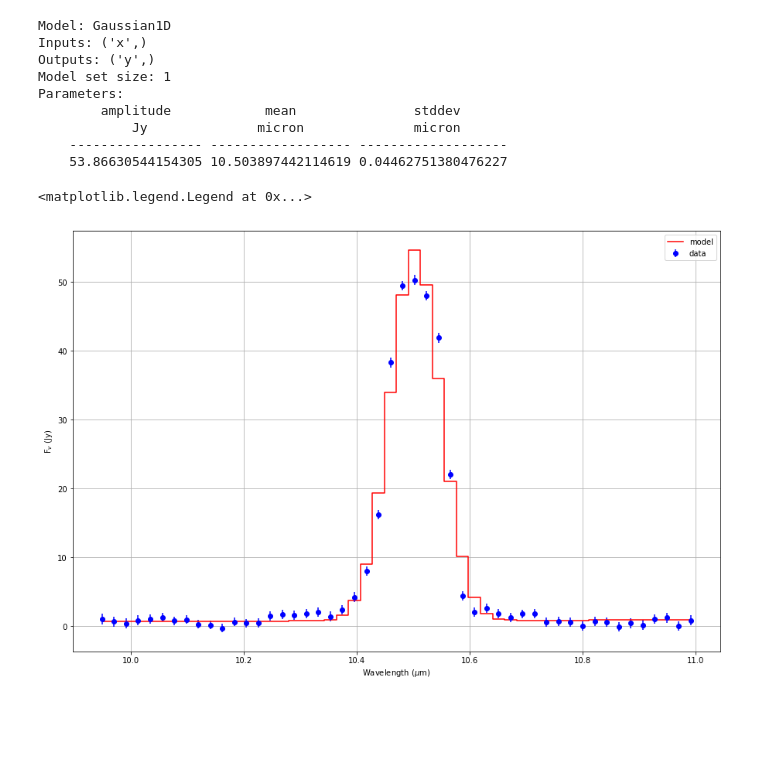
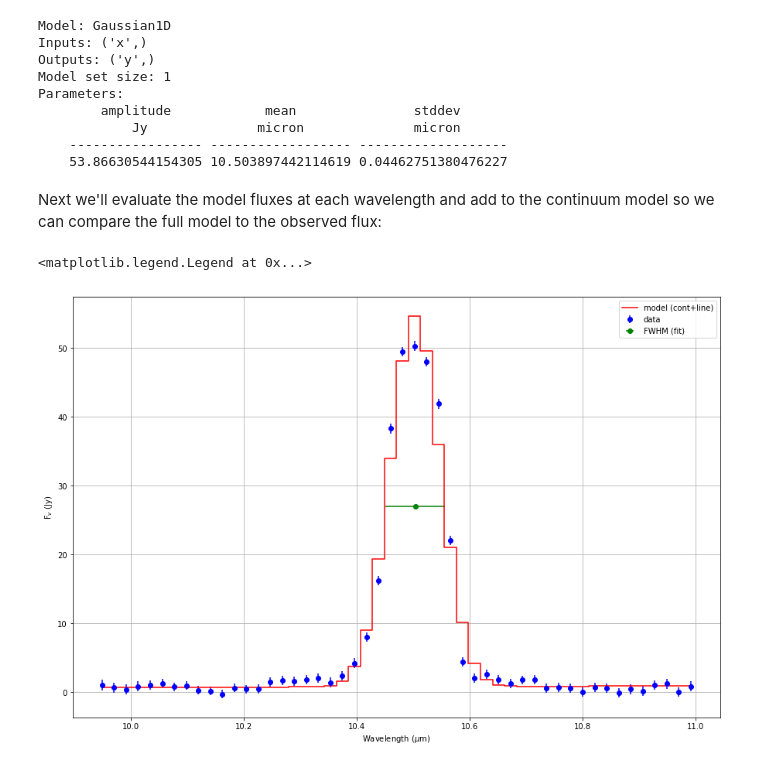
Before and after one commit to SOFIAObservatory/Recipes, a Jupyter notebook: FORCAST-Grism_LineAnalysis.ipynb, the cells around one changed output. Drawn from its saved outputs; the diff is of its cells as text; code cells hidden in the pictures; blank space fills up the shorter version.

```diff
--- a/FORCAST-Grism_LineAnalysis.ipynb
+++ b/FORCAST-Grism_LineAnalysis.ipynb
@@ -68,6 +68,9 @@ def loadFORCASTGrismData(filename):
     data_table['error'].unit = 'Jy'
     data_table['response'].unit = 'Jy/s'
 
+    #...and mask out NaNs in flux.
+    data_table['flux'].mask = np.isnan(data_table['flux'])
+
     return data_fits,data_table
 
 
@@ -100,10 +103,12 @@ There are two main issues we need to "clean" before proceeding with line analysi
 # %%
 #Define a "clean"-ing function, that takes a FORCAST data table and telluric threshold as inputs:
+
 def cleanFORCASTGrismData(in_table,tell_thresh):
-    #Now define mask:
-    in_table['flux'].mask  = (in_table['telluric'] < tell_thresh) | np.isnan(in_table['flux'])
+    #Now define mask (= True) for telluric transmission and add to the exisitng mask.
+    in_table['flux'].mask  = in_table['flux'].mask | (in_table['telluric'] < tell_thresh)
 
-    #and apply it to the wavelength, flux, and error arrays
+    #and apply NOT(Mask) to the wavelength, flux, and error arrays,
+    #to pull out new "clean" arrays
     fc = in_table['flux'][~in_table['flux'].mask]
     wc = in_table['wavelength'][~in_table['flux'].mask]
     fc_err = in_table['error'][~in_table['flux'].mask]
@@ -485,19 +390,29 @@ Parameters:
             Jy              micron              micron
     ----------------- ------------------ -------------------
     53.86630544154305 10.503897442114619 0.04462751380476227
+# %% [markdown]
+Next we'll evaluate the model fluxes at each wavelength and add to the continuum model so we can compare the full model to the observed flux:
 # %%
- #Calculate the model line flux and add to continuum model to generate full model:
+#Calculate the model line flux and add to continuum model to generate full model:
 model = g_fit(line_cs.spectral_axis) + line_cont.flux
 
-#MOdel full model with observed flux
+#And calculate fit parameters for display
+wave_cent=[g_fit.mean.value]
+hm=[g_fit.amplitude.value / 2.0]
+hwhm=[2.355*g_fit.stddev.value / 2.0]
+
+#COmpare full model to observed flux
 plt.figure(figsize=(15,10))
-plt.errorbar(line_obs.spectral_axis,line_obs.flux,yerr=line_err.flux,fmt='o',color='b',label='data')
-plt.step(line_obs.spectral_axis,model,label='model',color='red',where='mid')
+plt.errorbar(line_obs.spectral_axis,line_obs.flux,yerr=line_err.flux,
+             fmt='o',color='b',label='data')
+plt.step(line_obs.spectral_axis,model,label='model (cont+line)',color='red',where='mid')
+#And overplot fitted wavelength and FWHM:
+plt.errorbar(wave_cent,hm,xerr=hwhm, fmt='o',color='g', label='FWHM (fit)')
 plt.xlabel('Wavelength ($\mu$m)')
 plt.ylabel('F$_v$ (Jy)')
 plt.grid()
 plt.legend()
 # %% [output]
 <matplotlib.legend.Legend at 0x...>
-[figure, old version]
+[figure, new version]
 # %% [markdown]
```
Also changed, not shown: parts of 29 cells of this notebook.
